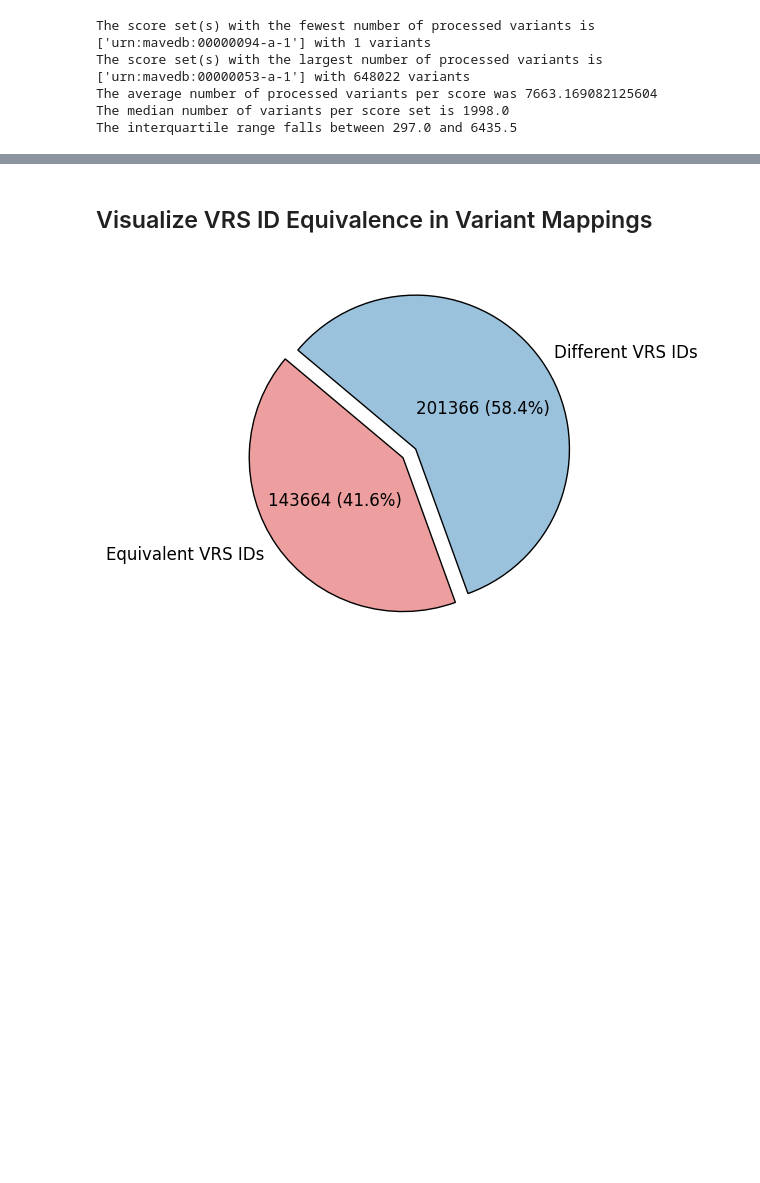
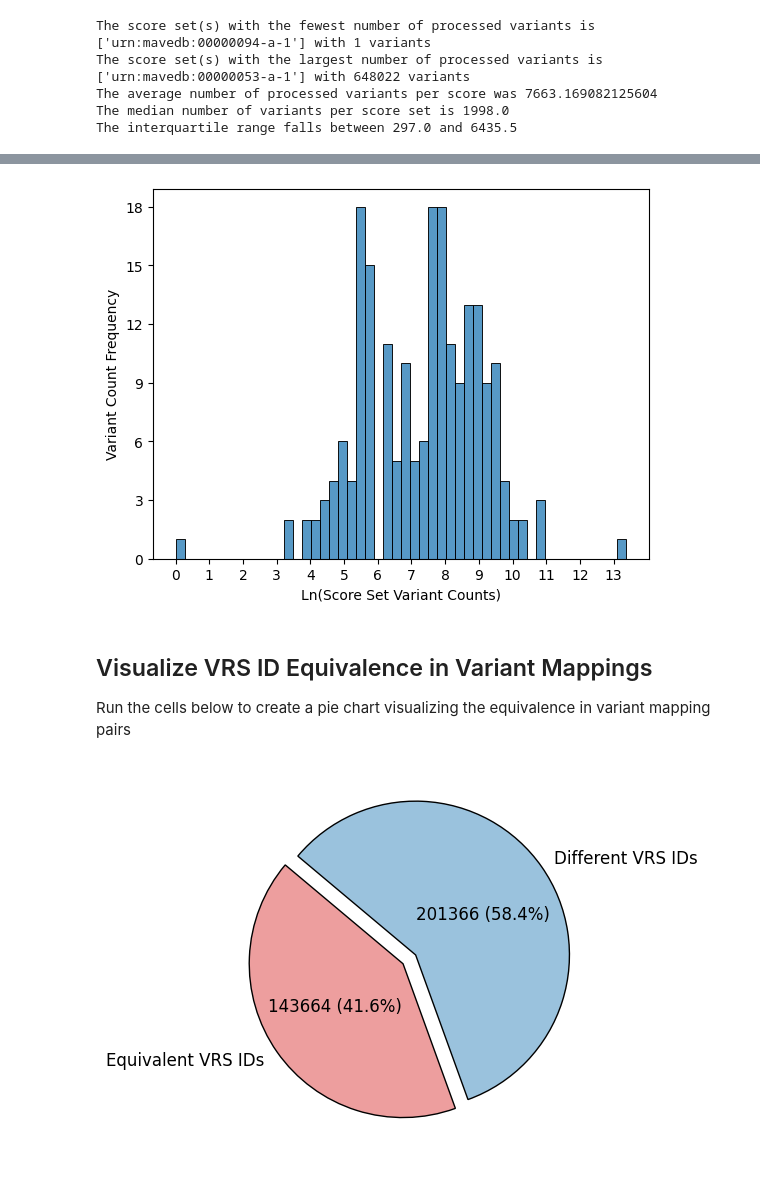
Before and after one commit to ave-dcd/dcd_mapping, a Jupyter notebook: notebooks/analysis/mapping_analysis.ipynb, the cells around one changed output, grey strips where cells are left out. Saved outputs shown, nothing was run; the diff lists cells and outputs as text; code cells hidden in the pictures; blank space fills up the shorter version.

Commit message:
Update notebooks, add histogram

```diff
--- a/notebooks/analysis/mapping_analysis.ipynb
+++ b/notebooks/analysis/mapping_analysis.ipynb
@@ -95,7 +95,7 @@ f"The number of examined variant pairs is: {var_count}"
 ### Examine Example Mismatch
 Run the cell below to view an example of reference mismatch discordance due to a MAVE variant that spans an alignment block
 # %%
-f = Path.open("analysis_files/mappings/00000054-a-1.json")
+f = Path.open("analysis_files/mappings/00000005-a-6.json")
 dat = json.load(f)
 dat["mapped_scores"][5601]
 # %% [output]
@@ -279,5 +283,25 @@ stats_data
+# %%
+import math
+
+import matplotlib.pyplot as plt
+import seaborn as sns
+
+variant_counts = list(variant_count_dict.values())
+log_variant_counts = [math.log(count) for count in variant_counts]
+
+ax = sns.histplot(log_variant_counts, bins=50, edgecolor="black")
+plt.xticks(np.arange(0, 14, step=1))
+plt.yticks(np.arange(0, 21, step=3))
+plt.xlabel("Ln(Score Set Variant Counts)")
+plt.ylabel("Variant Count Frequency")
+
+plt.savefig("variant_counts.png", dpi=300)
+plt.show()
+# %% [output]
+[figure, added]
 # %% [markdown]
 ## Visualize VRS ID Equivalence in Variant Mappings
+Run the cells below to create a pie chart visualizing the equivalence in variant mapping pairs
 # %%
 def compare_alleles(key: str, allele_list: list[str]) -> bool:
     """Iterate through a list of pre-mapped variants, and determine if it matches the post-mapped variant
```
Also changed, not shown: parts of 10 cells of this notebook.
